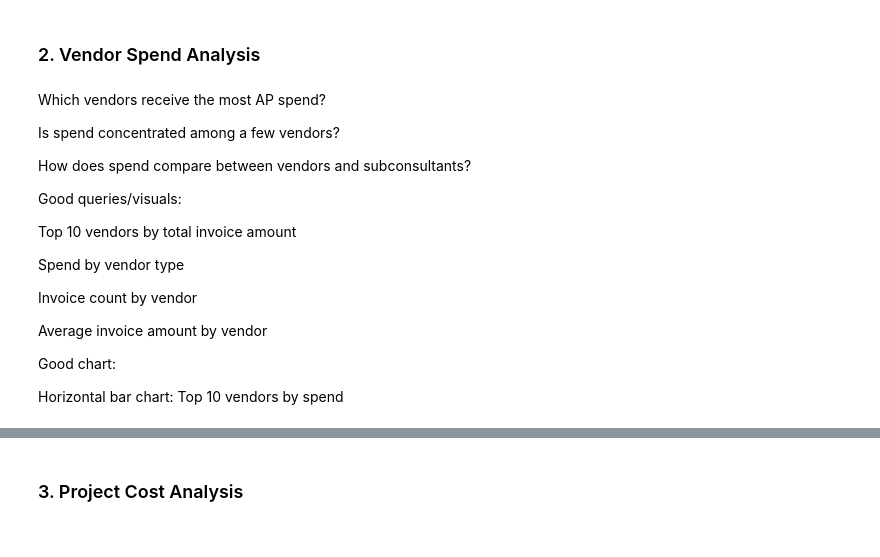
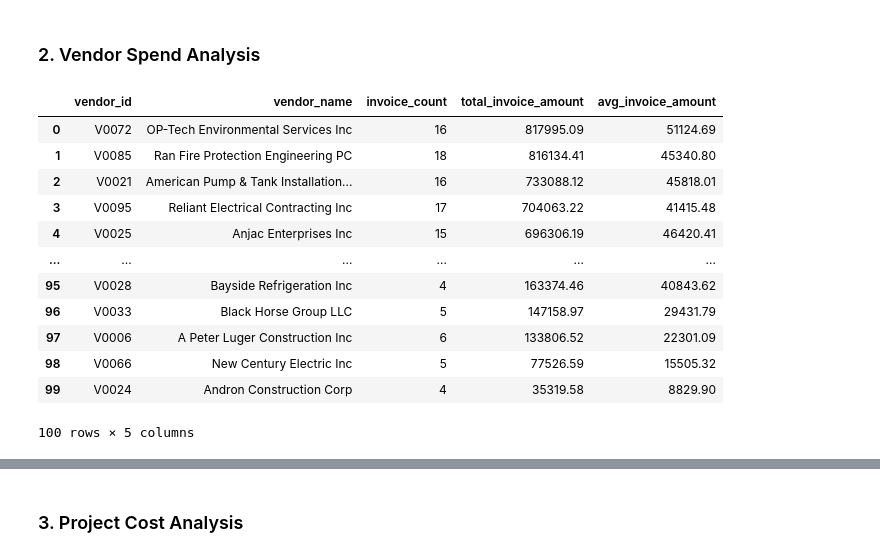
Before and after one commit to torimiller/accounts-payable-analysis, a Jupyter notebook: Notebooks/exploratory_data_analysis.ipynb, the cells around one changed output, grey strips where cells are left out. Cells and saved outputs as stored; diff of their text form; code cells hidden in the pictures.

```diff
--- a/Notebooks/exploratory_data_analysis.ipynb
+++ b/Notebooks/exploratory_data_analysis.ipynb
@@ -368,26 +374,38 @@ plt.show()
 [figure]
 # %% [markdown]
 ### 2. Vendor Spend Analysis
-# %% [markdown]
-Which vendors receive the most AP spend?
-
-Is spend concentrated among a few vendors?
-
-How does spend compare between vendors and subconsultants?
-
-
-
-Good queries/visuals:
-
-Top 10 vendors by total invoice amount
-
-Spend by vendor type
-
-Invoice count by vendor
-
-Average invoice amount by vendor
-
-
-Good chart:
-
-Horizontal bar chart: Top 10 vendors by spend
+# %%
+# Top vendors by total invoice amount
+query = """
+SELECT
+    v.vendor_id,
+    v.vendor_name,
+    COUNT(i.invoice_id) AS invoice_count,
+    ROUND(SUM(i.invoice_amount), 2) AS total_invoice_amount,
+    ROUND(AVG(i.invoice_amount), 2) AS avg_invoice_amount
+FROM invoices i
+JOIN vendors v
+    ON i.vendor_id = v.vendor_id
+GROUP BY
+    v.vendor_id,
+    v.vendor_name
+ORDER BY total_invoice_amount DESC;
+"""
+
+vendor_spend = pd.read_sql_query(query, engine)
+
+vendor_spend
+# %% [output]
+|  | vendor_id | vendor_name | invoice_count | total_invoice_amount | avg_invoice_amount |
+| 0 | V0072 | OP-Tech Environmental Services Inc | 16 | 817995.09 | 51124.69 |
+| 1 | V0085 | Ran Fire Protection Engineering PC | 18 | 816134.41 | 45340.80 |
+| 2 | V0021 | American Pump & Tank Installation... | 16 | 733088.12 | 45818.01 |
+| 3 | V0095 | Reliant Electrical Contracting Inc | 17 | 704063.22 | 41415.48 |
+| 4 | V0025 | Anjac Enterprises Inc | 15 | 696306.19 | 46420.41 |
+| ... | ... | ... | ... | ... | ... |
+| 95 | V0028 | Bayside Refrigeration Inc | 4 | 163374.46 | 40843.62 |
+| 96 | V0033 | Black Horse Group LLC | 5 | 147158.97 | 29431.79 |
+| 97 | V0006 | A Peter Luger Construction Inc | 6 | 133806.52 | 22301.09 |
+| 98 | V0066 | New Century Electric Inc | 5 | 77526.59 | 15505.32 |
+| 99 | V0024 | Andron Construction Corp | 4 | 35319.58 | 8829.90 |
+100 rows × 5 columns
```
Also changed, not shown: parts of 12 cells of this notebook, 1 other file.
